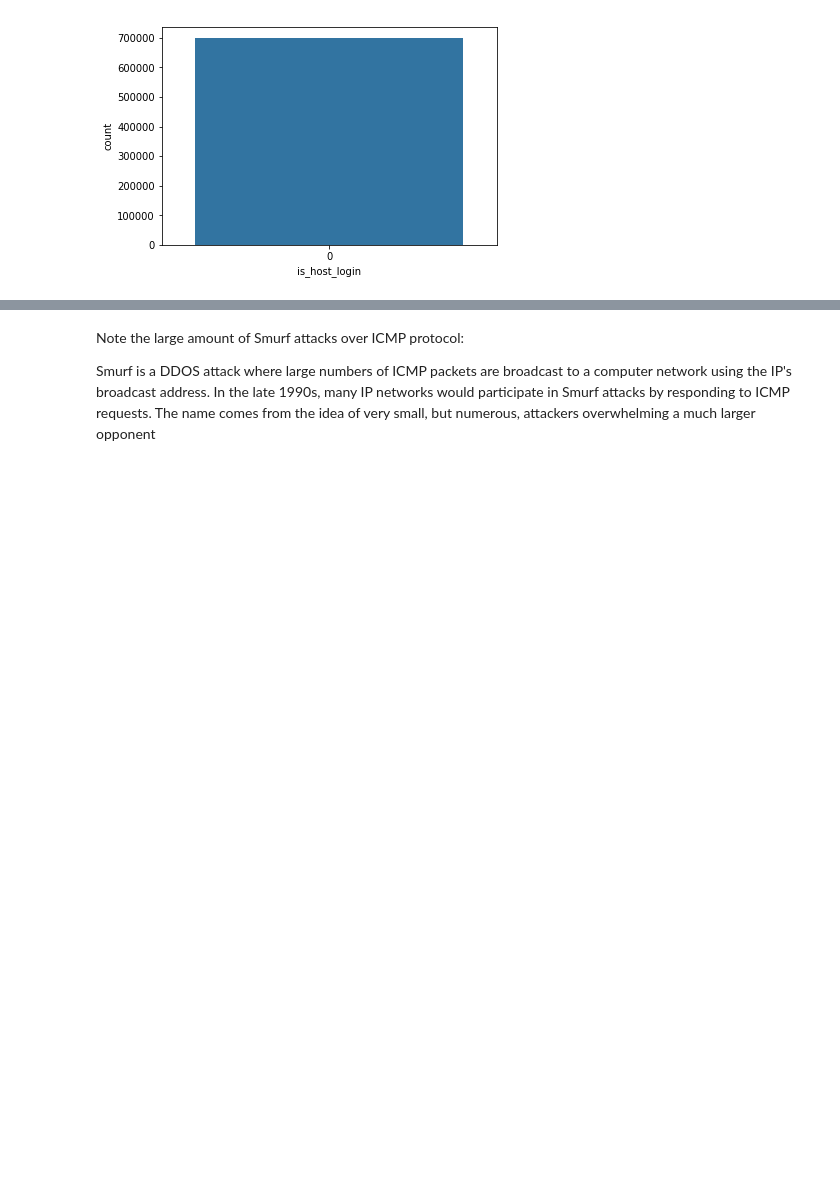
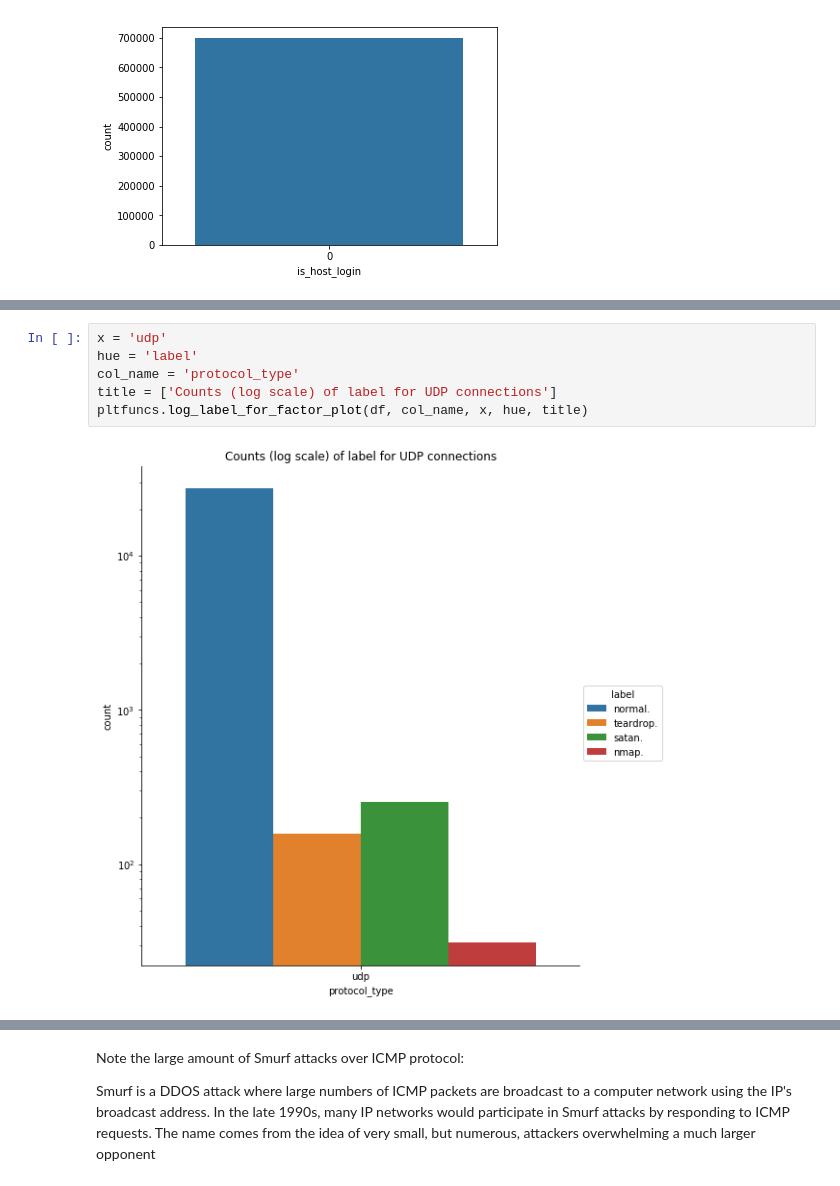
Before and after one commit to MnemoSemiotic/Analyzing-Network-Traffic_kdd99, a Jupyter notebook: 1_Dataset_Exploration_and_EDA.ipynb, the cells around one changed output, grey strips where cells are left out. Saved outputs shown, nothing was run; the diff lists cells and outputs as text; blank space fills up the shorter version.

```diff
--- a/1_Dataset_Exploration_and_EDA.ipynb
+++ b/1_Dataset_Exploration_and_EDA.ipynb
@@ -401 +403,9 @@ pltfuncs.log_label_for_connection_plot(df, col_name, x, hue, title)
+# %%
+x = 'udp'
+hue = 'label'
+col_name = 'protocol_type'
+title = ['Counts (log scale) of label for UDP connections']
+pltfuncs.log_label_for_factor_plot(df, col_name, x, hue, title)
+# %% [output]
+[figure, added]
 # %%
```
Also changed, not shown: parts of 37 cells of this notebook, 2 other files.
